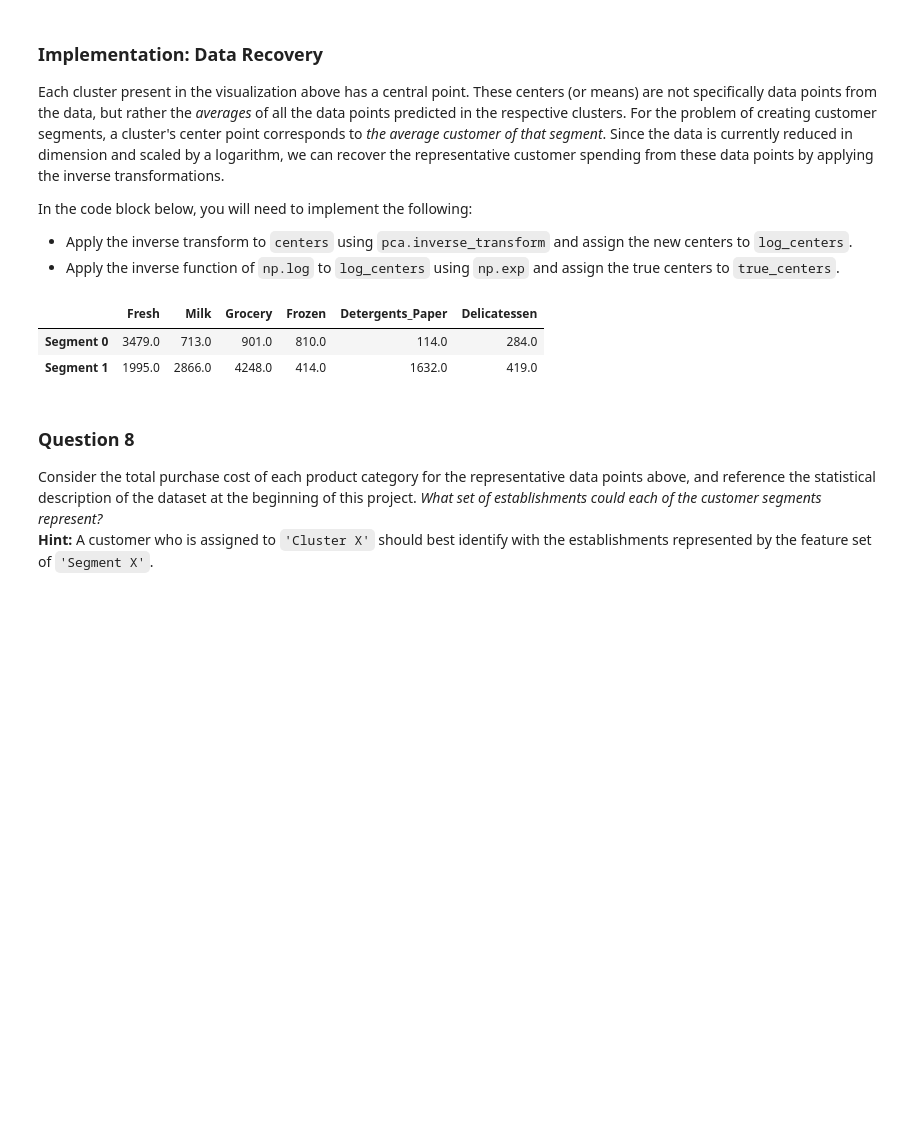
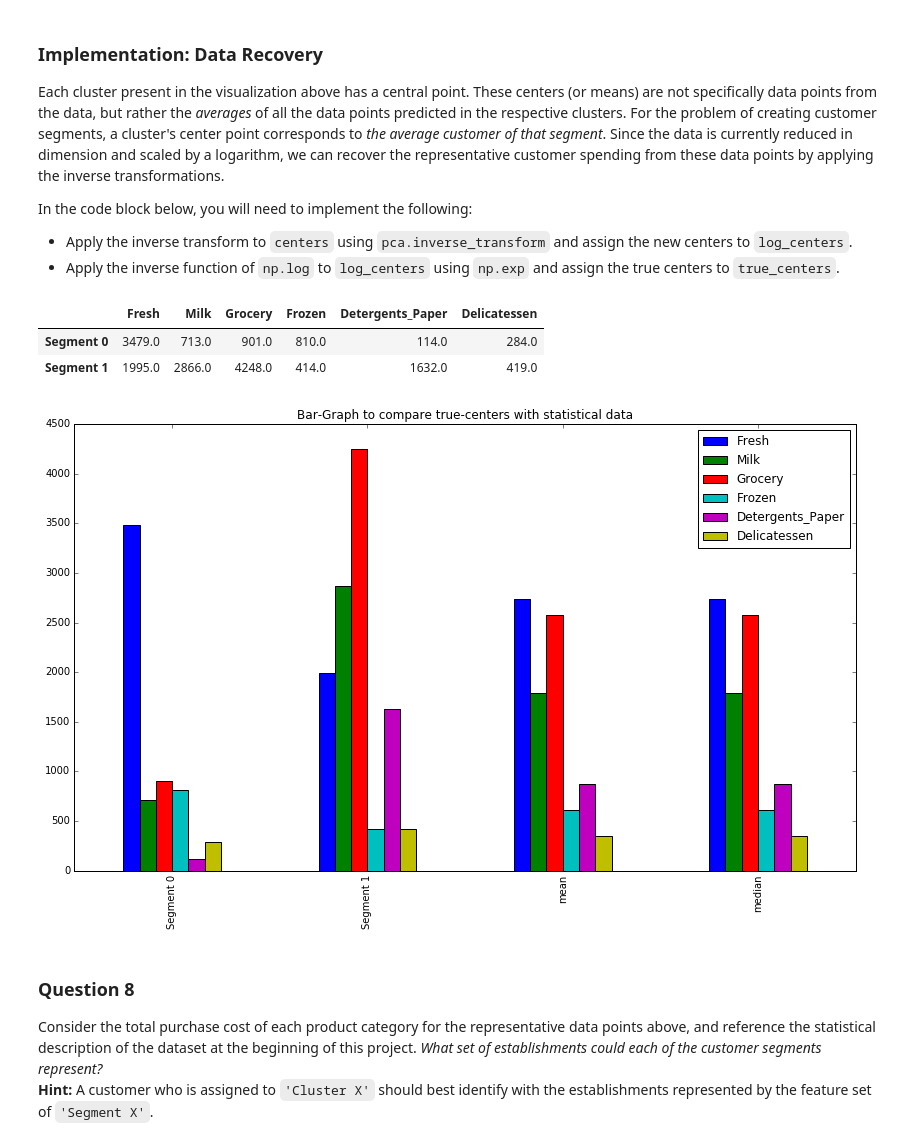
Before and after one commit to SidGATOR/MachineLearning, a Jupyter notebook: projects/customer_segments/customer_segments.ipynb, the cells around one changed output. Cells and saved outputs as stored; diff of their text form; code cells hidden in the pictures; blank space fills up the shorter version.

```diff
--- a/projects/customer_segments/customer_segments.ipynb
+++ b/projects/customer_segments/customer_segments.ipynb
@@ -501,20 +533,38 @@ In the code block below, you will need to implement the following:
 # %%
 # TODO: Inverse transform the centers
 log_centers = pca.inverse_transform(centers)
 
 # TODO: Exponentiate the centers
 true_centers = np.exp(log_centers-1)
 
 
 # Display the true centers
 segments = ['Segment {}'.format(i) for i in range(0,len(centers))]
 true_centers = pd.DataFrame(np.round(true_centers), columns = data.keys())
 true_centers.index = segments
 display(true_centers)
+
+compare_data = true_centers.copy()
+compare_data.loc[2] = true_centers.mean()
+compare_data.loc[3] = true_centers.median()
+
+
+labels = true_centers.index.values.tolist()
+
+labels.append('mean')
+labels.append('median')
+
+
+compare_data.plot(kind='bar',figsize=(14,8))
+
+plt.xticks(range(len(labels)), labels)
+plt.title("Bar-Graph to compare true-centers with statistical data")
+plt.show()
 # %% [output]
 |  | Fresh | Milk | Grocery | Frozen | Detergents_Paper | Delicatessen |
 | Segment 0 | 3479.0 | 713.0 | 901.0 | 810.0 | 114.0 | 284.0 |
 | Segment 1 | 1995.0 | 2866.0 | 4248.0 | 414.0 | 1632.0 | 419.0 |
+[figure, added]
 # %% [markdown]
 ### Question 8
 Consider the total purchase cost of each product category for the representative data points above, and reference the statistical description of the dataset at the beginning of this project. *What set of establishments could each of the customer segments represent?*
```
Also changed, not shown: parts of 8 cells of this notebook, 3 other files.
